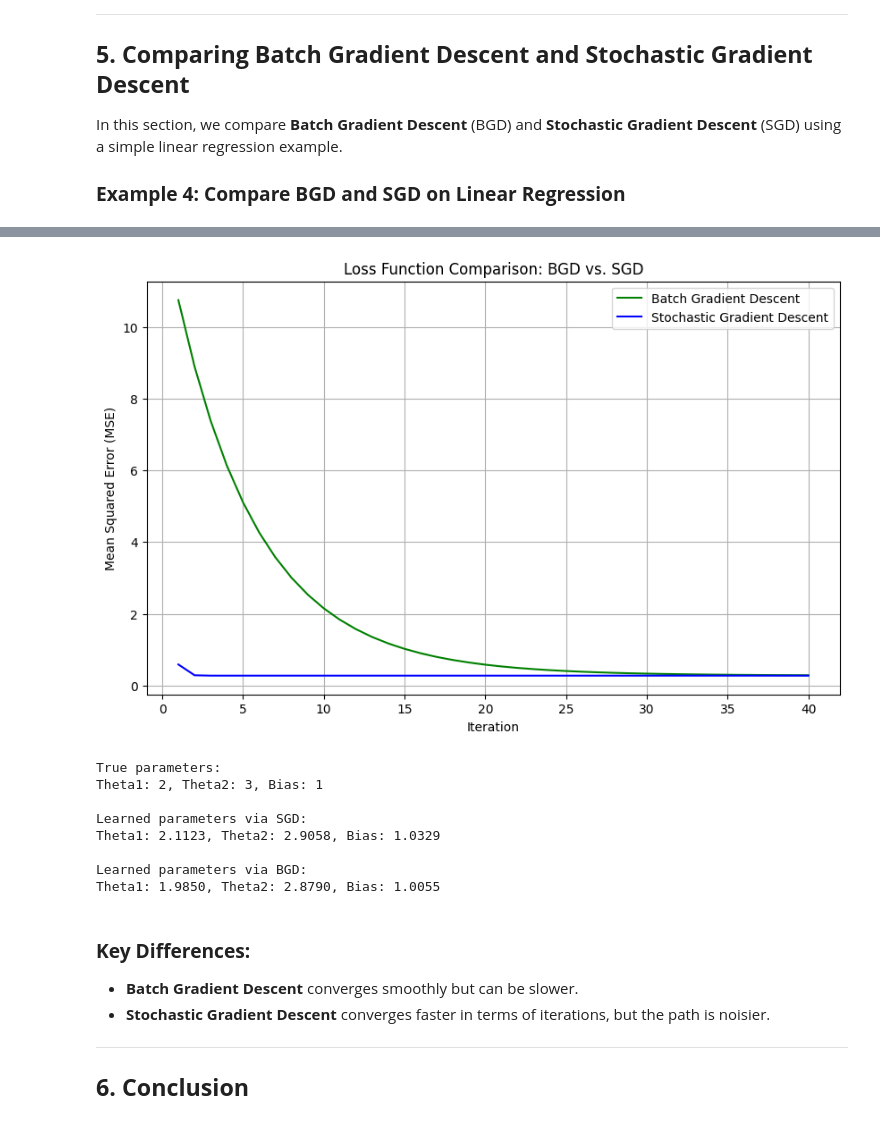
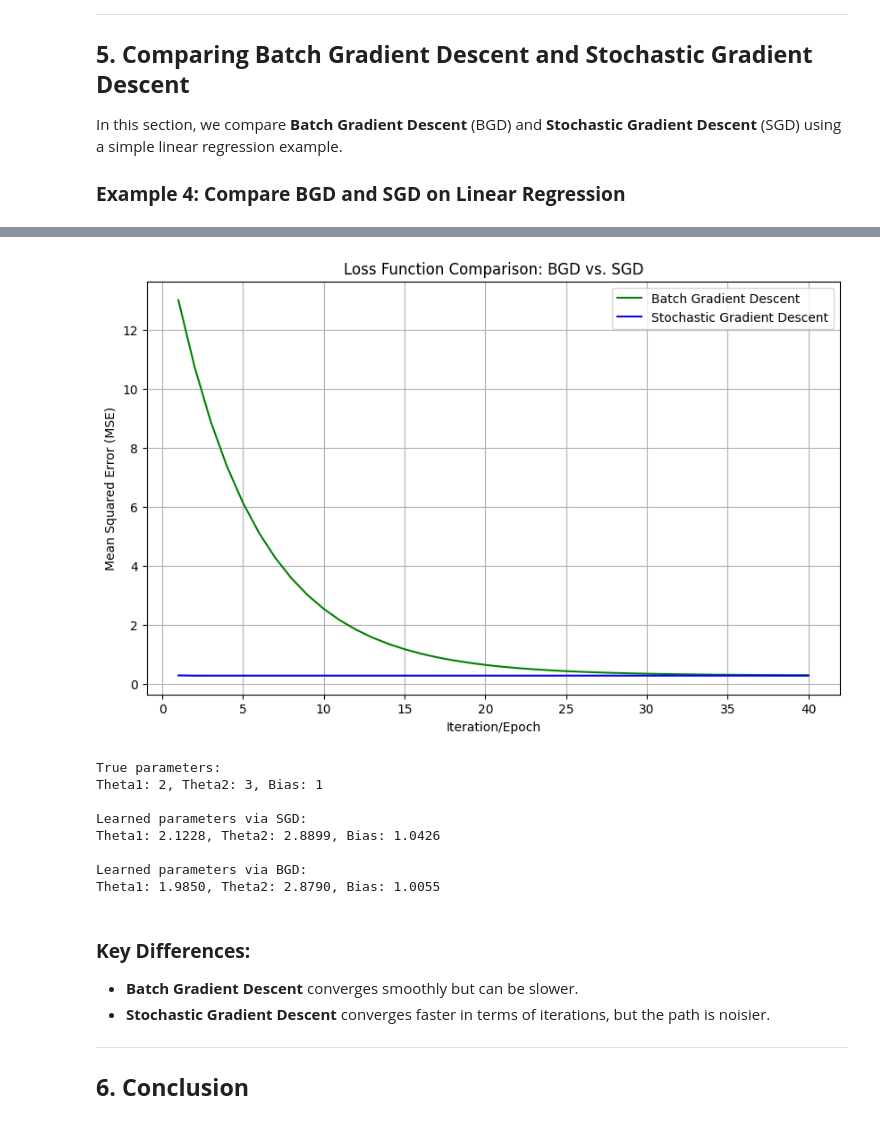
Before and after one commit to smarteist/ML-and-Deep, a Jupyter notebook: NN/SGD.ipynb, the cells around one changed output, grey strips where cells are left out. Saved outputs shown, nothing was run; the diff lists cells and outputs as text; code cells hidden in the pictures.

```diff
--- a/NN/SGD.ipynb
+++ b/NN/SGD.ipynb
@@ -210,15 +219,19 @@ input_features = 2
 output_features = 1
 
 # True parameters
-true_theta = np.array([[2], [3]])  # \theta1 = 2, \theta2 = 3
+true_theta = np.array([[2], [3]])  # θ1 = 2, θ2 = 3
 true_bias = 1
 
+
 # Generate random input data
-X = np.random.randn(num_samples, input_features)
+def generate_synthetic_data(n_samples, n_features, theta, bias, noise_std=0.5):
+    X = np.random.randn(n_samples, n_features)
+    noise = np.random.randn(n_samples, output_features) * noise_std
+    y = X @ theta + bias + noise
+    return X, y
 
-# Generate target variable with some noise
-noise = np.random.randn(num_samples, output_features) * 0.5
-y = X @ true_theta + true_bias + noise
+
+X, y = generate_synthetic_data(num_samples, input_features, true_theta, true_bias)
 
 print(f"First 5 samples of input features (X):\n{X[:5]}")
 print(f"\nFirst 5 samples of target variable (y):\n{y[:5]}")
@@ -378,39 +400,50 @@ In this section, we compare **Batch Gradient Descent** (BGD) and **Stochastic Gr
 ### **Example 4: Compare BGD and SGD on Linear Regression**
 # %%
 # Linear Regression with Batch Gradient Descent
-def batch_gradient_descent(X, y, learning_rate=0.05, num_iterations=100):
-
+def batch_gradient_descent(
+        X,
+        y,
+        learning_rate=0.05,
+        num_iterations=100
+):
     n_samples, n_features = X.shape
 
     # Initialize parameters
     theta = np.zeros((n_features, 1))  # Shape: (n_features, 1)
     bias = 0.0
-    history = []
+    loss_history = []
 
     for i in range(num_iterations):
-        # Compute the gradient using the entire dataset
+        # Compute predictions for the entire dataset
+        predictions = predict(X, theta, bias)  # Shape: (n_samples, 1)
+
+        # Compute loss
+        loss = mse_loss(predictions, y)
+        loss_history.append(loss)
+
+        # Compute gradients
         gradient_theta, gradient_bias = compute_gradient(X, y, theta, bias)
 
-        # Update theta and bias
+        # Update parameters
         theta -= learning_rate * gradient_theta
         bias -= learning_rate * gradient_bias
 
-        # Track the loss at each iteration
-        loss = compute_loss(X, y, theta, bias)
-        history.append(loss)
-
         # Optional: Print loss every 10 iterations
         if (i + 1) % 10 == 0:
-            print(f"BGD Iteration {i+1}/{num_iterations}, Loss: {loss:.4f}")
+            print(f"BGD Iteration {i + 1}/{num_iterations}, Loss: {loss:.4f}")
 
-    return theta, bias, history
+    return theta, bias, loss_history
+
 
 # Run Batch Gradient Descent
 learning_rate_bgd = 0.05
 num_iterations_bgd = 40
 
 final_theta_bgd, final_bias_bgd, loss_history_bgd = batch_gradient_descent(
-    X, y, learning_rate=learning_rate_bgd, num_iterations=num_iterations_bgd
+    X,
+    y,
+    learning_rate=learning_rate_bgd,
+    num_iterations=num_iterations_bgd
 )
 
 print(f"\nFinal theta from Batch Gradient Descent: {final_theta_bgd.ravel()}")
@@ -418,9 +451,9 @@ print(f"Final bias from Batch Gradient Descent: {final_bias_bgd:.4f}")
 
 # Plot Loss History for both SGD and BGD
 plt.figure(figsize=(10, 6))
-plt.plot(range(1, num_epochs_sgd + 1), loss_history_bgd, label="Batch Gradient Descent", color="green")
-plt.plot(range(1, num_epochs_sgd + 1), loss_history_sgd, label="Stochastic Gradient Descent", color="blue")
-plt.xlabel("Iteration")
+plt.plot(range(1, len(loss_history_bgd) + 1), loss_history_bgd, label="Batch Gradient Descent", color="green")
+plt.plot(range(1, len(loss_history_sgd) + 1), loss_history_sgd, label="Stochastic Gradient Descent", color="blue")
+plt.xlabel("Iteration/Epoch")
 plt.ylabel("Mean Squared Error (MSE)")
 plt.title("Loss Function Comparison: BGD vs. SGD")
 plt.legend()
@@ -429,11 +462,10 @@ plt.show()
 
 # Compare learned parameters with true parameters
 print("\nTrue parameters:")
-print(f"Theta1: {true_theta[0,0]}, Theta2: {true_theta[1,0]}, Bias: {true_bias}")
+print(f"Theta1: {true_theta[0, 0]}, Theta2: {true_theta[1, 0]}, Bias: {true_bias}")
 
 print("\nLearned parameters via SGD:")
-print(f"Theta1: {final_theta_sgd[0,0]:.4f}, Theta2: {final_theta_sgd[1,0]:.4f}, Bias: {final_bias_sgd:.4f}")
-
+print(f"Theta1: {final_theta_sgd[0, 0]:.4f}, Theta2: {final_theta_sgd[1, 0]:.4f}, Bias: {final_bias_sgd:.4f}")
 print("\nLearned parameters via BGD:")
-print(f"Theta1: {final_theta_bgd[0,0]:.4f}, Theta2: {final_theta_bgd[1,0]:.4f}, Bias: {final_bias_bgd:.4f}")
+print(f"Theta1: {final_theta_bgd[0, 0]:.4f}, Theta2: {final_theta_bgd[1, 0]:.4f}, Bias: {final_bias_bgd:.4f}")
 # %% [output]
@@ -444,12 +476,12 @@ BGD Iteration 40/40, Loss: 0.2886
 
 Final theta from Batch Gradient Descent: [1.98500691 2.87896561]
 Final bias from Batch Gradient Descent: 1.0055
-[figure, old version]
+[figure, new version]
 True parameters:
 Theta1: 2, Theta2: 3, Bias: 1
 
 Learned parameters via SGD:
-Theta1: 2.1123, Theta2: 2.9058, Bias: 1.0329
+Theta1: 2.1228, Theta2: 2.8899, Bias: 1.0426
 
 Learned parameters via BGD:
 Theta1: 1.9850, Theta2: 2.8790, Bias: 1.0055
```
Also changed, not shown: parts of 5 cells of this notebook.
